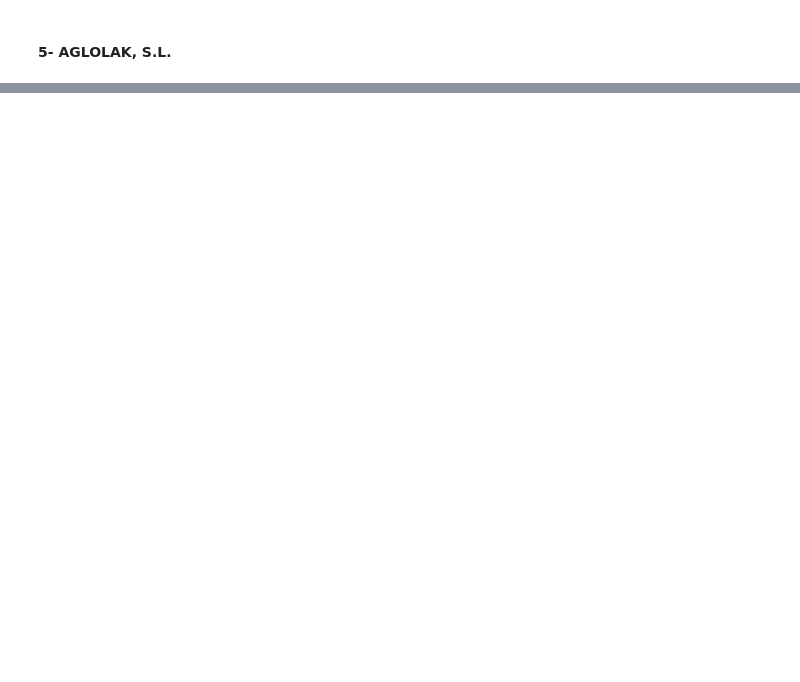
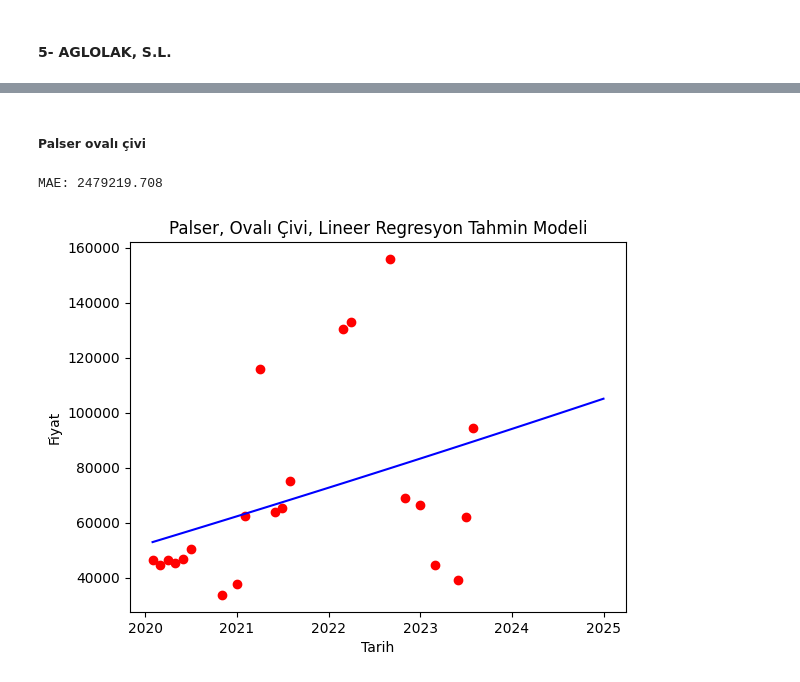
Before and after one commit to mahmutakar0/Beksan, a Jupyter notebook: satislar.ipynb, the cells around one changed output, grey strips where cells are left out. Drawn from its saved outputs; the diff is of its cells as text; code cells hidden in the pictures; blank space fills up the shorter version.

```diff
--- a/satislar.ipynb
+++ b/satislar.ipynb
@@ -943,0 +1064,39 @@ dfaglolak.groupby("ürün").agg({"tutar": ["sum","mean","median", "std"]}).sort_
+# %% [markdown]
+##### Palser ovalı çivi
+# %%
+
+data = data.sort_values(by="ds")
+data["ds"] = pd.to_datetime(data["ds"], format="%Y-%m")
+
+from sklearn.preprocessing import PolynomialFeatures
+from sklearn.linear_model import LinearRegression
+poly_reg = PolynomialFeatures(degree=2)
+X = data["ds"].values.reshape(-1, 1)
+y = data["y"].values
+X_poly = poly_reg.fit_transform(X)
+lin_reg = LinearRegression()
+lin_reg.fit(X_poly, y)
+
+future_dates = pd.date_range(start="2020-01-01", end="2024-12-31", freq="M")
+future_X = future_dates.values.reshape(-1, 1)
+future_X_poly = poly_reg.transform(future_X)
+future_y_pred = lin_reg.predict(future_X_poly)
+
+import matplotlib.pyplot as plt
+plt.scatter(X, y, color="red")
+plt.plot(future_X, future_y_pred, color="blue")
+
+
+from sklearn.metrics import mean_absolute_error
+mae = mean_absolute_error(y_true, y_pred)
+print("MAE: %.3f" %mae)
+r2 = r2_score(y, lin_reg.predict(X_poly))
+mae = mean_absolute_error(y, lin_reg.predict(X_poly))
+
+plt.title("Palser, Ovalı Çivi, Lineer Regresyon Tahmin Modeli")
+plt.xlabel("Tarih")
+plt.ylabel("Fiyat")
+plt.show()
+# %% [output]
+MAE: 2479219.708
+[figure, added]
```
Also changed, not shown: parts of 72 cells of this notebook.
